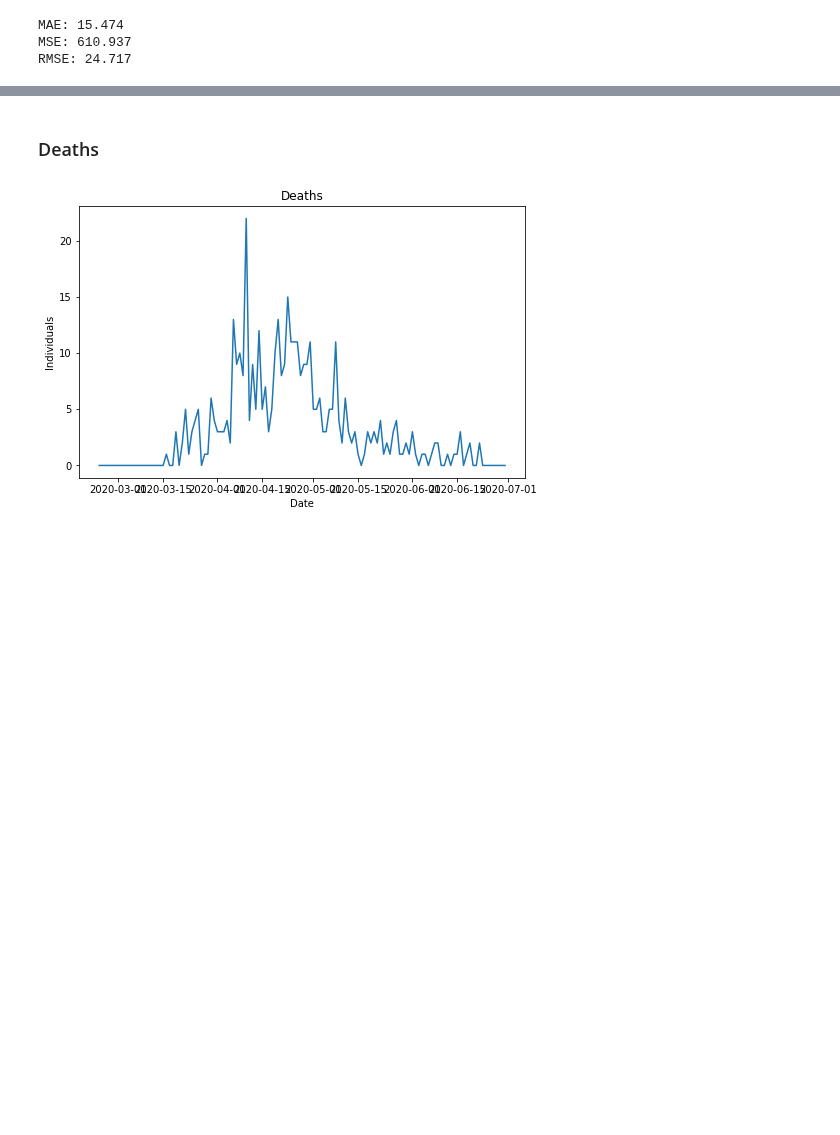
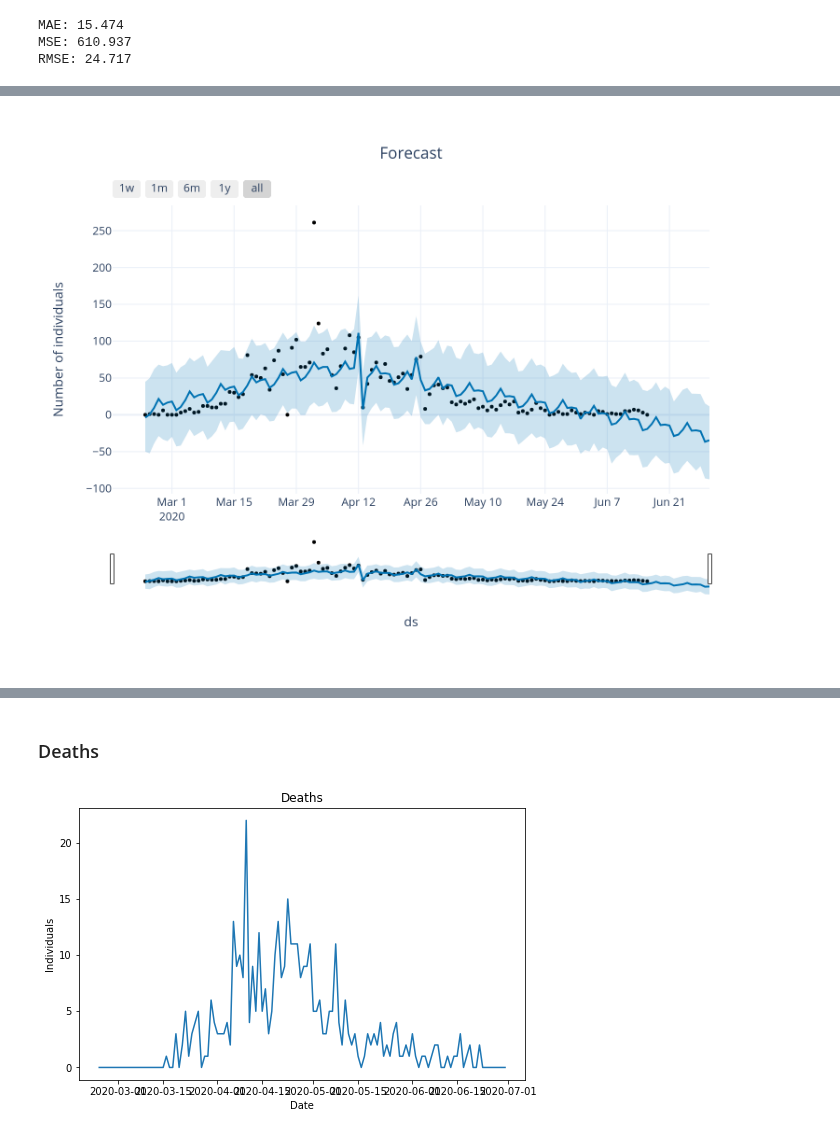
Before and after one commit to nicoloverardo/master-degree-thesis, a Jupyter notebook: notebooks/04-tsprophet.ipynb, the cells around one changed output, grey strips where cells are left out. Cells and saved outputs as stored; diff of their text form; code cells hidden in the pictures; blank space fills up the shorter version.

```diff
--- a/notebooks/04-tsprophet.ipynb
+++ b/notebooks/04-tsprophet.ipynb
@@ -58,3 +58,7 @@ pm.plot()
+# %%
+pm.plot_forecast(output_image=True)
+# %% [output]
+[figure, added]
 # %%
 # Tune the hyperparameters and fit
 pm.fit_cv()
```
Also changed, not shown: parts of 10 cells of this notebook, 1 other file.
